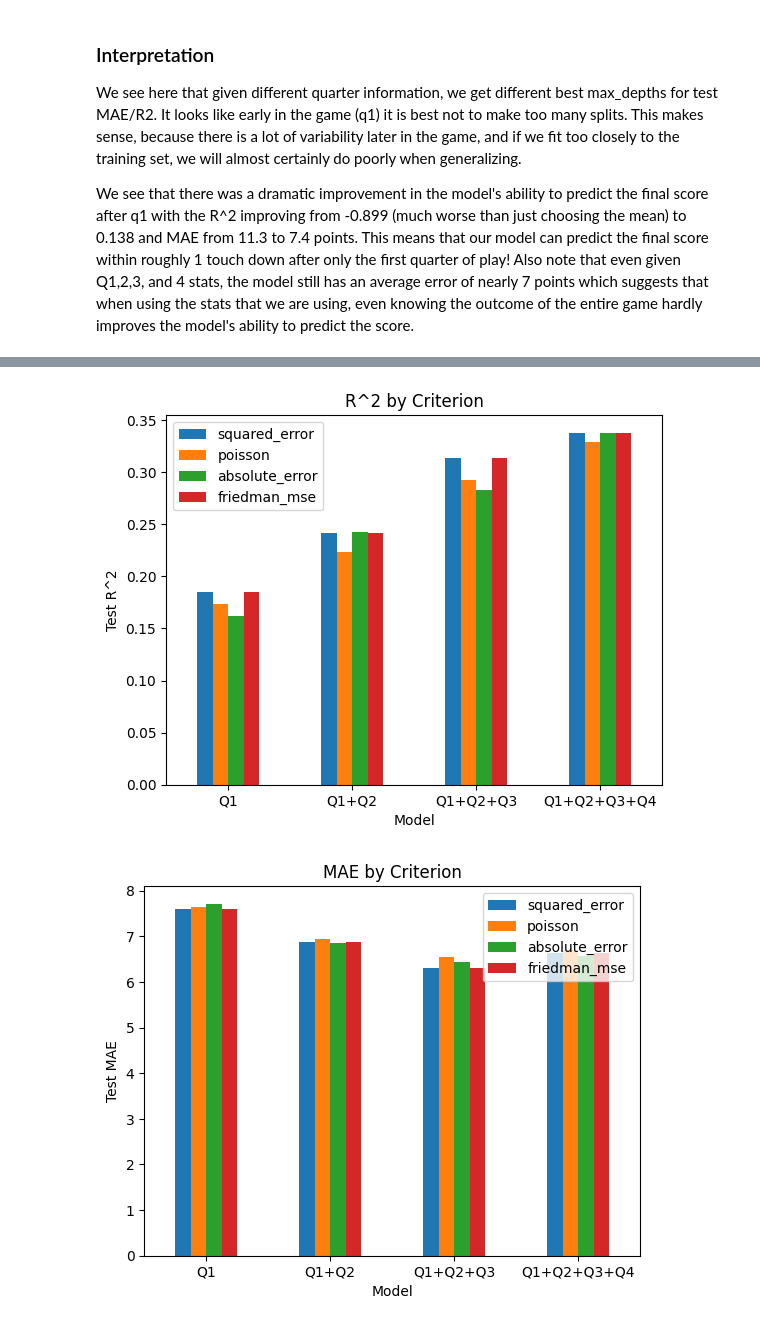
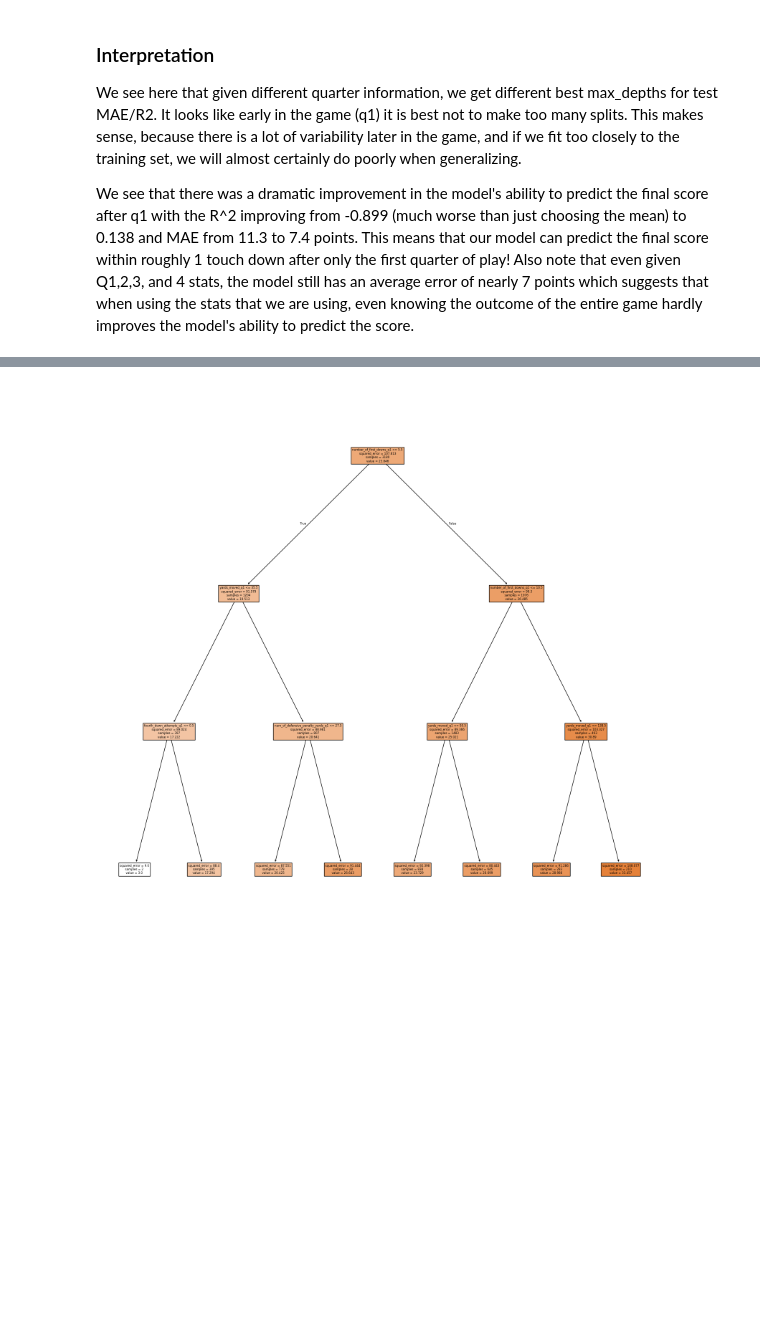
Before and after one commit to tchild1/Football-ML, a Jupyter notebook: decision_tree.ipynb, the cells around one changed output, grey strips where cells are left out. Saved outputs shown, nothing was run; the diff lists cells and outputs as text; code cells hidden in the pictures; blank space fills up the shorter version.

```diff
--- a/decision_tree.ipynb
+++ b/decision_tree.ipynb
@@ -305,21 +365,10 @@ Best Criterion by MAE
-# %%
-# graph r^2 and mae for each criterion
-r2_df = pd.DataFrame(r2_scores)
-mae_df = pd.DataFrame(mae_scores)
-r2_df.plot(kind='bar')
-plt.title("R^2 by Criterion")
-plt.ylabel("Test R^2")
-plt.xlabel("Model")
-plt.xticks(np.arange(4), ["Q1", "Q1+Q2", "Q1+Q2+Q3", "Q1+Q2+Q3+Q4"], rotation=0)
-plt.show()
-
-# graph mae for each criterion
-mae_df.plot(kind='bar')
-plt.title("MAE by Criterion")
-plt.ylabel("Test MAE")
-plt.xlabel("Model")
-plt.xticks(np.arange(4), ["Q1", "Q1+Q2", "Q1+Q2+Q3", "Q1+Q2+Q3+Q4"], rotation=0)
-plt.show()
-# %% [output]
-[figure, removed]
-[figure, removed]
+# %%
+best_model = DecisionTreeRegressor(max_depth=best_max_depth_q1, criterion='squared_error')
+best_model.fit(X_q1_train, y_q1_train)
+# interpret the splits
+from sklearn.tree import plot_tree
+plt.figure(figsize=(20, 20))
+plot_tree(best_model, feature_names=X_q1_train.columns, filled=True)
+plt.show()
+# %% [output]
+[figure, added]
```
Also changed, not shown: parts of 10 cells of this notebook.
